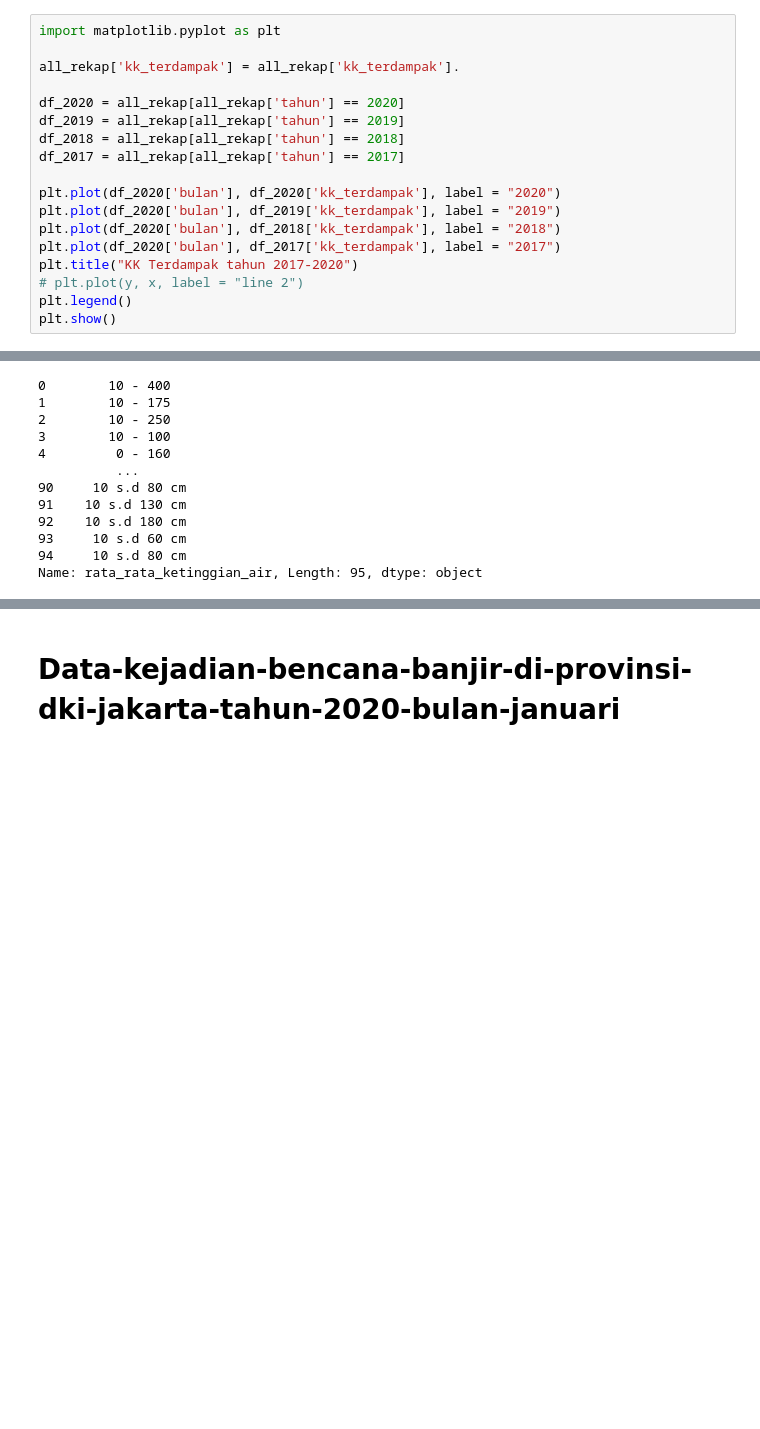
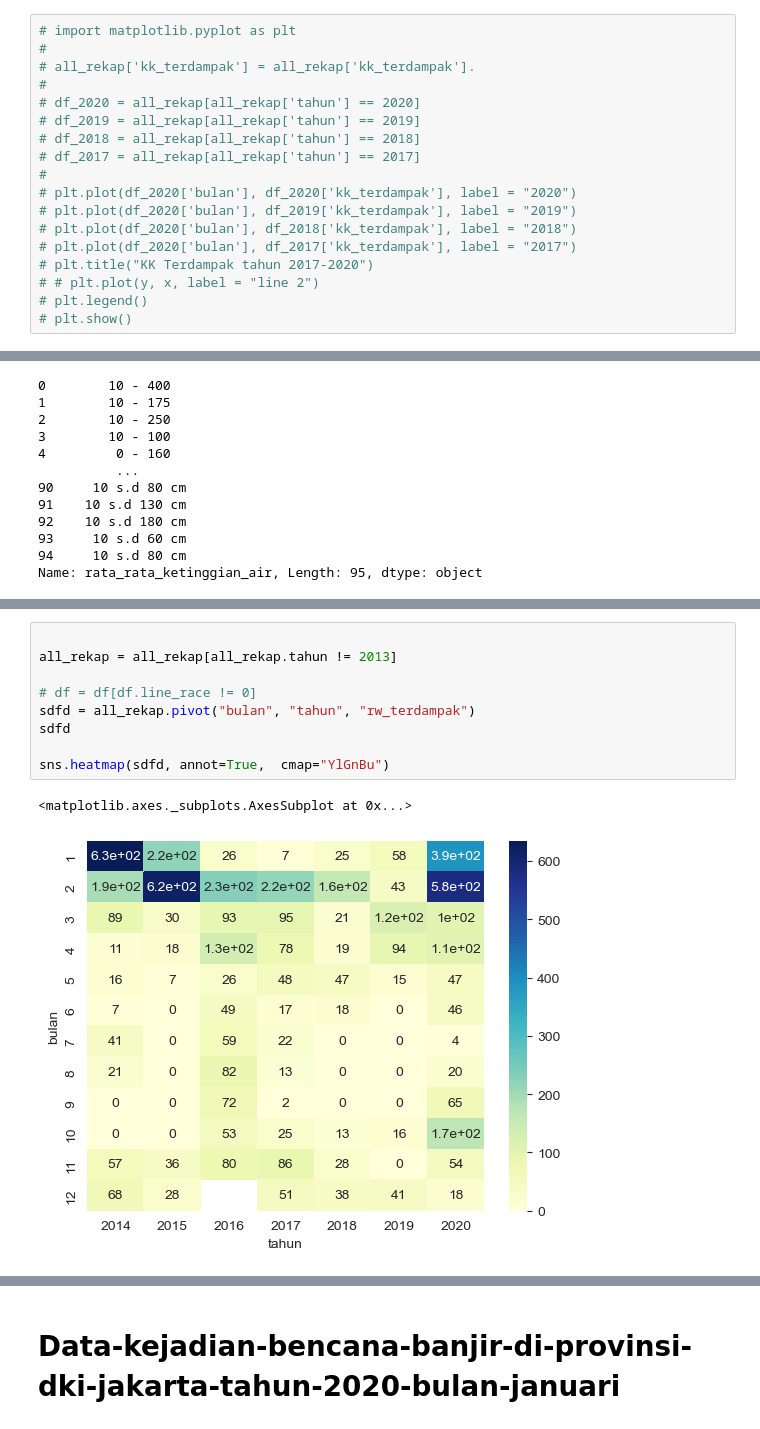
Before and after one commit to nurrizkyimani/flood-jsc-yli, a Jupyter notebook: jsc-data-analysis.ipynb, the cells around one changed output, grey strips where cells are left out. Cells and saved outputs as stored; diff of their text form; blank space fills up the shorter version.

```diff
--- a/jsc-data-analysis.ipynb
+++ b/jsc-data-analysis.ipynb
@@ -256,20 +200,20 @@ sns.lineplot(df_2020_bulan, df_2020_rw)
 <matplotlib.axes._subplots.AxesSubplot at 0x...>
 [figure]
 # %%
-import matplotlib.pyplot as plt
-
-all_rekap['kk_terdampak'] = all_rekap['kk_terdampak'].
-
-df_2020 = all_rekap[all_rekap['tahun'] == 2020]
-df_2019 = all_rekap[all_rekap['tahun'] == 2019]
-df_2018 = all_rekap[all_rekap['tahun'] == 2018]
-df_2017 = all_rekap[all_rekap['tahun'] == 2017]
-
-plt.plot(df_2020['bulan'], df_2020['kk_terdampak'], label = "2020")
-plt.plot(df_2020['bulan'], df_2019['kk_terdampak'], label = "2019")
-plt.plot(df_2020['bulan'], df_2018['kk_terdampak'], label = "2018")
-plt.plot(df_2020['bulan'], df_2017['kk_terdampak'], label = "2017")
-plt.title("KK Terdampak tahun 2017-2020")
-# plt.plot(y, x, label = "line 2")
-plt.legend()
-plt.show()
+# import matplotlib.pyplot as plt
+#
+# all_rekap['kk_terdampak'] = all_rekap['kk_terdampak'].
+#
+# df_2020 = all_rekap[all_rekap['tahun'] == 2020]
+# df_2019 = all_rekap[all_rekap['tahun'] == 2019]
+# df_2018 = all_rekap[all_rekap['tahun'] == 2018]
+# df_2017 = all_rekap[all_rekap['tahun'] == 2017]
+#
+# plt.plot(df_2020['bulan'], df_2020['kk_terdampak'], label = "2020")
+# plt.plot(df_2020['bulan'], df_2019['kk_terdampak'], label = "2019")
+# plt.plot(df_2020['bulan'], df_2018['kk_terdampak'], label = "2018")
+# plt.plot(df_2020['bulan'], df_2017['kk_terdampak'], label = "2017")
+# plt.title("KK Terdampak tahun 2017-2020")
+# # plt.plot(y, x, label = "line 2")
+# plt.legend()
+# plt.show()
@@ -360,0 +304,12 @@ all_rekap
+# %%
+
+all_rekap = all_rekap[all_rekap.tahun != 2013]
+
+# df = df[df.line_race != 0]
+sdfd = all_rekap.pivot("bulan", "tahun", "rw_terdampak")
+sdfd
+
+sns.heatmap(sdfd, annot=True,  cmap="YlGnBu")
+# %% [output]
+<matplotlib.axes._subplots.AxesSubplot at 0x...>
+[figure, added]
```
Also changed, not shown: parts of 110 cells of this notebook.
